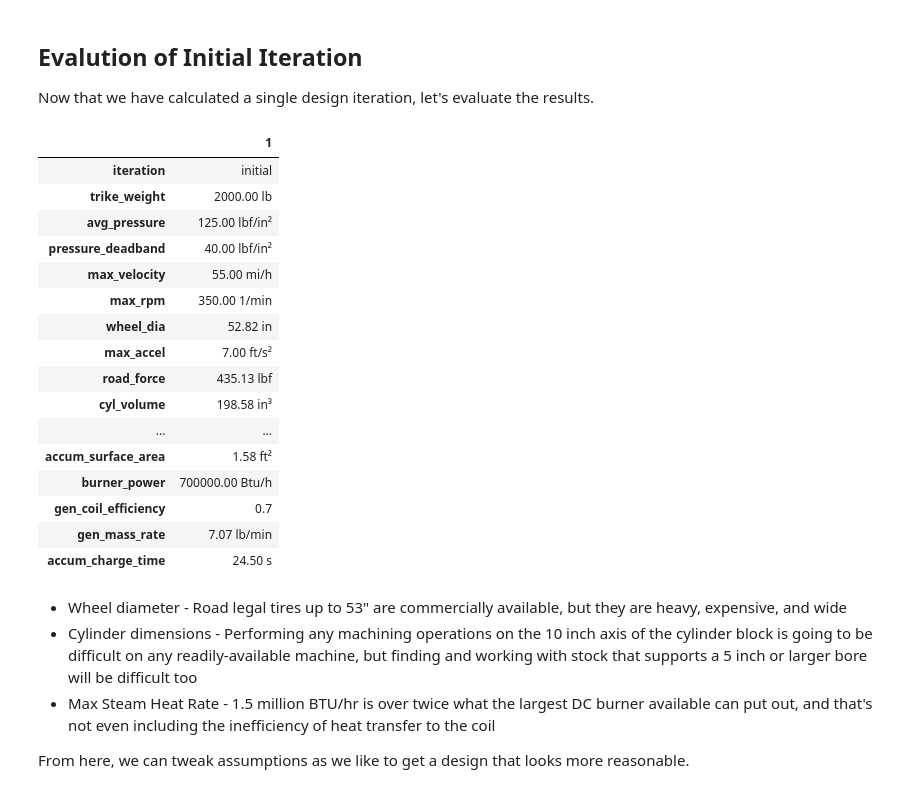
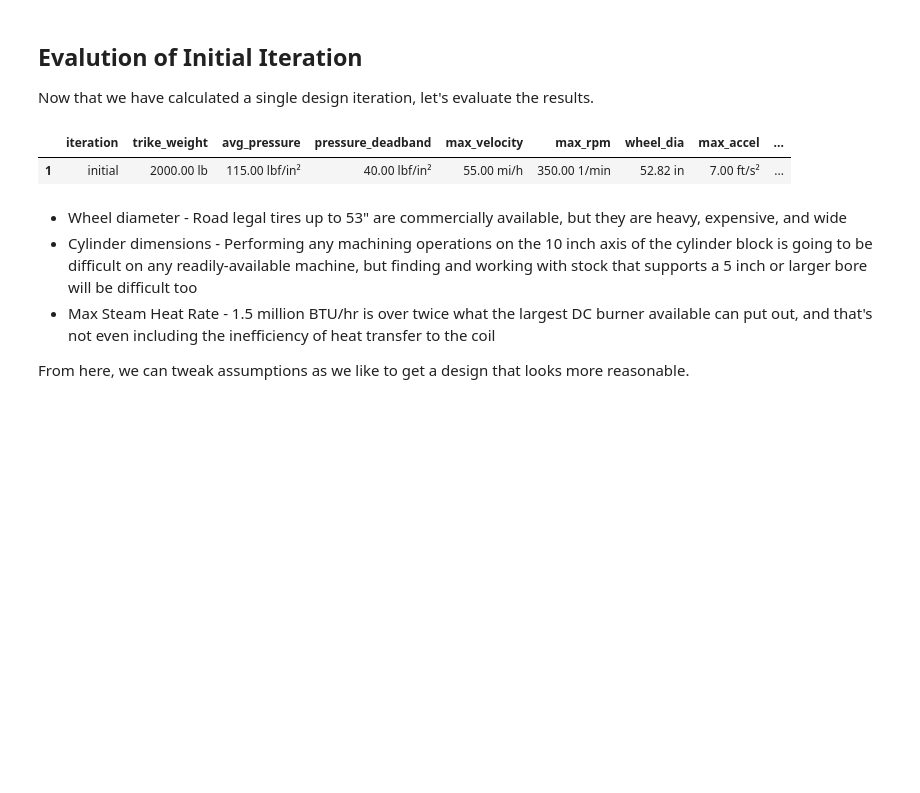
Before and after one commit to collinneedham/steam, a Jupyter notebook: steamtrike.ipynb, the cells around one changed output. Drawn from its saved outputs; the diff is of its cells as text; code cells hidden in the pictures; blank space fills up the shorter version.

```diff
--- a/steamtrike.ipynb
+++ b/steamtrike.ipynb
@@ -26,8 +26,8 @@ Note: you may need to restart the kernel to use updated packages.
 ## Initial Parameters
 # %%
 x['trike_weight'] = 2000 * ureg('lb')           # Based on homebuilt electric and CE trikes coming in at 800-1500 lb online
-x['avg_pressure'] = 125 * ureg('lbf/in**2')     # Based on max of 150 psi saturated steam with margin
-x['pressure_deadband'] = 40 * ureg('lbf/in**2') # Based on avg_pressure and max 150 psi saturated steam, with margen
+x['avg_pressure'] = 115 * ureg('lbf/in**2')     # Based on design max of 150 psi with 10% lower operating max
+x['pressure_deadband'] = 40 * ureg('lbf/in**2') #
 x['max_velocity'] = 55 * ureg('mi/hr')          # Based on a minimum speed for highway but not freeway travel
 # %% [markdown]
 ## Required Wheel Diameter
@@ -215,0 +222,11 @@ max_steam_liquid_rate(x)
+# %%
+x['pipe_id'] = 1.049 * ureg('in')   # ID for 1" SCH 40 pipe
+def pipe_velocity(y):
+    area = (y['pipe_id']**2) * np.pi / 4
+    specific_volume = steam.vV_p(y['avg_pressure'])
+    value = max_steam_mass_rate(y) * specific_volume / area
+
+    value = value.to('ft/s')
+    y['pipe_velocity'] = value
+    return value
+pipe_velocity(x)
@@ -297,26 +316,11 @@ Now that we have calculated a single design iteration, let's evaluate the result
 # %%
 df = pd.DataFrame(x, index=[1])
 pd.set_option('display.max_columns', None)
 pd.set_option('display.max_colwidth', None)
-df.transpose()
+df
 # %% [output]
-|  | 1 |
-| iteration | initial |
-| trike_weight | 2000.00 lb |
-| avg_pressure | 125.00 lbf/in² |
-| pressure_deadband | 40.00 lbf/in² |
-| max_velocity | 55.00 mi/h |
-| max_rpm | 350.00 1/min |
-| wheel_dia | 52.82 in |
-| max_accel | 7.00 ft/s² |
-| road_force | 435.13 lbf |
-| cyl_volume | 198.58 in³ |
-| ... | ... |
-| accum_surface_area | 1.58 ft² |
-| burner_power | 700000.00 Btu/h |
-| gen_coil_efficiency | 0.7 |
-| gen_mass_rate | 7.07 lb/min |
-| accum_charge_time | 24.50 s |
+|  | iteration | trike_weight | avg_pressure | pressure_deadband | max_velocity | max_rpm | wheel_dia | max_accel | ... |
+| 1 | initial | 2000.00 lb | 115.00 lbf/in² | 40.00 lbf/in² | 55.00 mi/h | 350.00 1/min | 52.82 in | 7.00 ft/s² | ... |
 # %% [markdown]
 * Wheel diameter - Road legal tires up to 53" are commercially available, but they are heavy, expensive, and wide
 * Cylinder dimensions - Performing any machining operations on the 10 inch axis of the cylinder block is going to be difficult on any readily-available machine, but finding and working with stock that supports a 5 inch or larger bore will be difficult too
```
Also changed, not shown: parts of 16 cells of this notebook.
